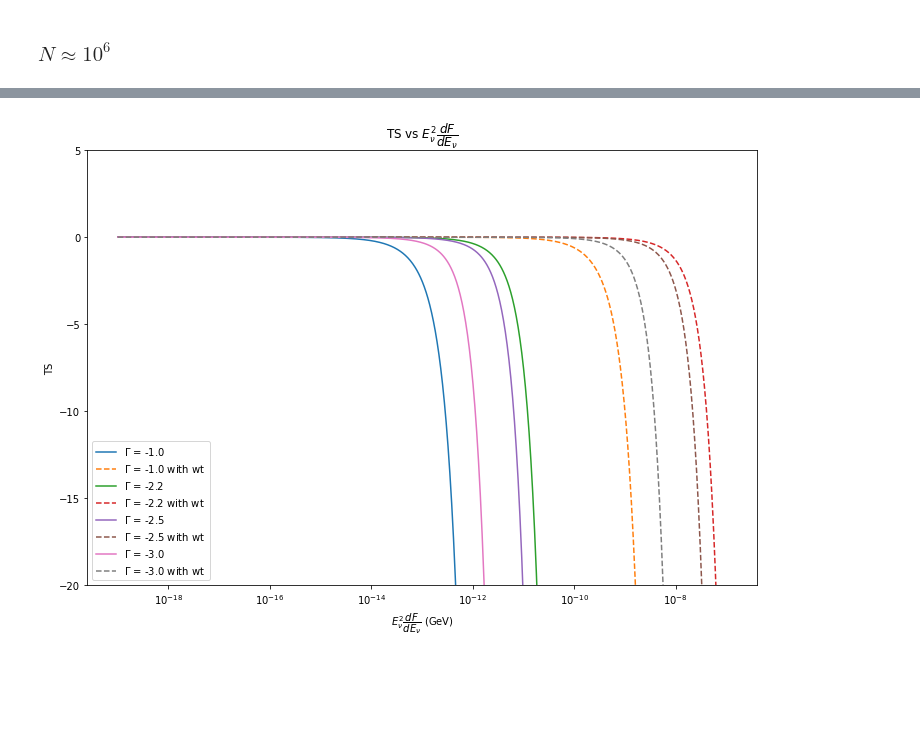
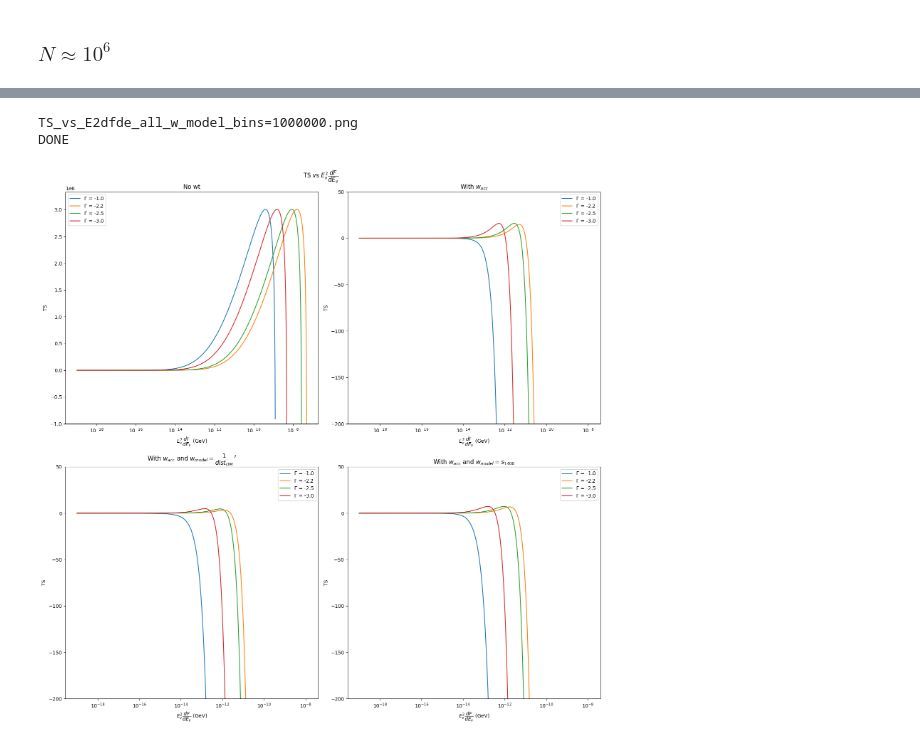
Before and after one commit to DarkWake9/Project-IceCube-Legacy, a Jupyter notebook: package/task4k_stacking_analysis.ipynb, the cells around one changed output, grey strips where cells are left out. Saved outputs shown, nothing was run; the diff lists cells and outputs as text; code cells hidden in the pictures; blank space fills up the shorter version.

```diff
--- a/package/task4k_stacking_analysis.ipynb
+++ b/package/task4k_stacking_analysis.ipynb
@@ -65,0 +261,5 @@ all_Si = np.asfarray([signals(gamma_arr[i]).compute_signal() for i in tqdm(prang
+# %%
+print("\nCalculating Bi for all neutrinos\n")
+all_Bi = Bi_stacked_compute(np.arange(lnu), 5)
+# all_Bi+=1e-90
+print("\nCalculated Bi for all neutrinos")
@@ -162 +421,3 @@ np.shape(all_TSS)
+# %%
+all_TSS = np.array(all_TSS, dtype=np.float64)
 # %%
@@ -191,18 +459,57 @@ for gamma in prange(4):
 
 e2dfde = np.asarray(e2dfde)
 mark = ['^', 'o', 's', 'd']
-plt.figure(figsize=(12,8))
-for gamma in [0, 1, 2, 3]:#range(4):
-    plt.plot(e2dfde[gamma]/1e9, all_TSS[0][gamma], label='$\Gamma$ = ' + str(gamma_arr[gamma]))    #in GeV
-    plt.plot(e2dfde[gamma]/1e9, all_TSS[1][gamma], ls='--',label='$\Gamma$ = ' + str(gamma_arr[gamma]) + ' with wt')    #in GeV
-
-plt.legend()
-plt.xscale('log')
-plt.xlabel('$E^2_{\u03BD} \dfrac{dF}{dE_{\u03BD}}$ (GeV)')
-plt.ylabel('TS')
-plt.title('TS vs $E^2_{\u03BD} \dfrac{dF}{dE_{\u03BD}}$')
-# plt.xlim(1e-30, 1e-22)
-plt.ylim(-20, 5)
-plt.show()
-# %% [output]
-[figure, removed]
+# %%
+fig, axs = plt.subplots(2, 2, figsize=(16, 16))
+
+for gamma in [0, 1, 2, 3]:#range(4):
+    axs[0,0].plot(e2dfde[gamma]/1e9, all_TSS[0][gamma], label='$\Gamma$ = ' + str(gamma_arr[gamma]))    #in GeV
+
+    axs[0,1].plot(e2dfde[gamma]/1e9, all_TSS[1][gamma], label='$\Gamma$ = ' + str(gamma_arr[gamma]))# + ' with wt')    #in GeV
+
+    axs[1,0].plot(e2dfde[gamma]/1e9, all_TSS[2][gamma], label='$\Gamma$ = ' + str(gamma_arr[gamma]))# + ' with wt and dist')    #in GeV
+
+    axs[1,1].plot(e2dfde[gamma]/1e9, all_TSS[3][gamma], label='$\Gamma$ = ' + str(gamma_arr[gamma]))# + ' with wt and s1400')    #in GeV
+
+axs[0,0].legend()
+axs[0,0].set_xscale('log')
+axs[0,0].set_xlabel('$E^2_{\u03BD} \dfrac{dF}{dE_{\u03BD}}$ (GeV)')
+axs[0,0].set_ylabel('TS')
+# axs[0,0].set_title('TS vs $E^2_{\u03BD} \dfrac{dF}{dE_{\u03BD}}$')
+axs[0,0].set_ylim(-1e6)
+
+axs[0,1].legend()
+axs[0,1].set_xscale('log')
+axs[0,1].set_xlabel('$E^2_{\u03BD} \dfrac{dF}{dE_{\u03BD}}$ (GeV)')
+axs[0,1].set_ylabel('TS')
+# axs[0,1].set_title('TS vs $E^2_{\u03BD} \dfrac{dF}{dE_{\u03BD}}$')
+axs[0,1].set_ylim(-200, 50)
+
+axs[1,0].legend()
+axs[1,0].set_xscale('log')
+axs[1,0].set_xlabel('$E^2_{\u03BD} \dfrac{dF}{dE_{\u03BD}}$ (GeV)')
+axs[1,0].set_ylabel('TS')
+# axs[1,0].set_title('TS vs $E^2_{\u03BD} \dfrac{dF}{dE_{\u03BD}}$')
+axs[1,0].set_ylim(-200, 50)
+
+axs[1,1].legend()
+axs[1,1].set_xscale('log')
+axs[1,1].set_xlabel('$E^2_{\u03BD} \dfrac{dF}{dE_{\u03BD}}$ (GeV)')
+axs[1,1].set_ylabel('TS')
+# axs[1,1].set_title('TS vs $E^2_{\u03BD} \dfrac{dF}{dE_{\u03BD}}$')
+axs[1,1].set_ylim(-200, 50)
+
+axs[0,0].set_title('No wt')
+axs[0,1].set_title('With $w_{acc}$')
+axs[1,0].set_title('With $w_{acc}$ and $w_{model} = \dfrac{1}{dist_{DM}}^{2}$')
+axs[1,1].set_title('With $w_{acc}$ and $w_{model} = s_{1400}$')
+
+plt.suptitle('TS vs $E^2_{\u03BD} \dfrac{dF}{dE_{\u03BD}}$')
+plt.tight_layout()
+plt.savefig(f'TS_vs_E2dfde_all_w_model_bins={len(enus)}.png')
+# plt.show()
+print(f'\nTS_vs_E2dfde_all_w_model_bins={len(enus)}.png\nDONE')
+# %% [output]
+TS_vs_E2dfde_all_w_model_bins=1000000.png
+DONE
+[figure, added]
```
Also changed, not shown: parts of 27 cells of this notebook, 31 other files.
